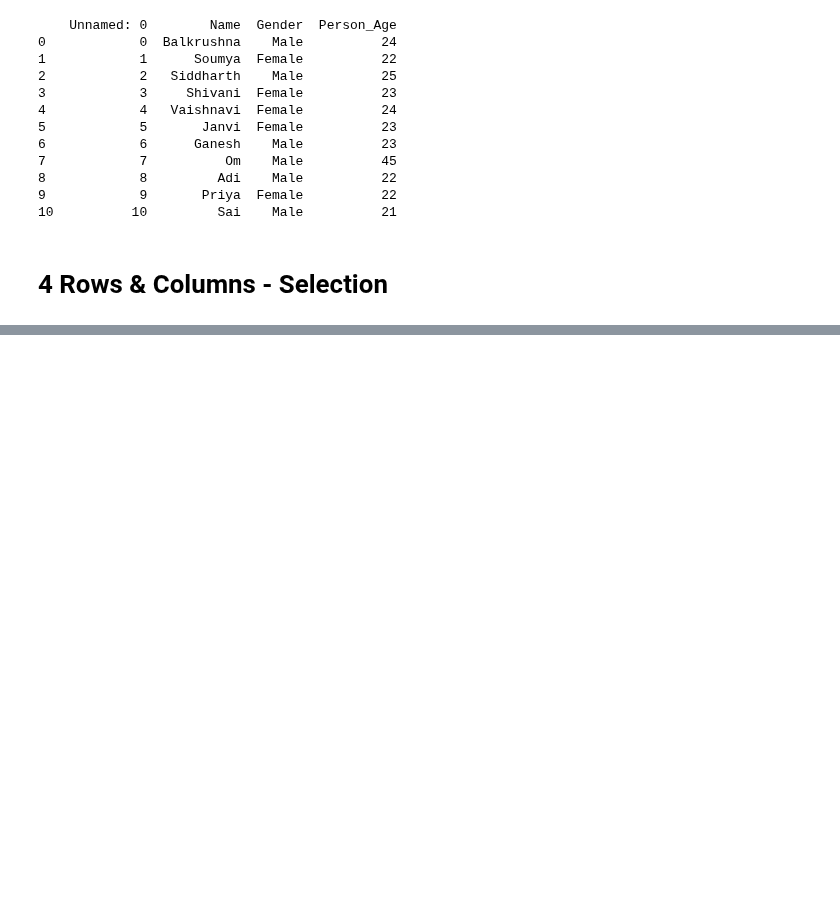
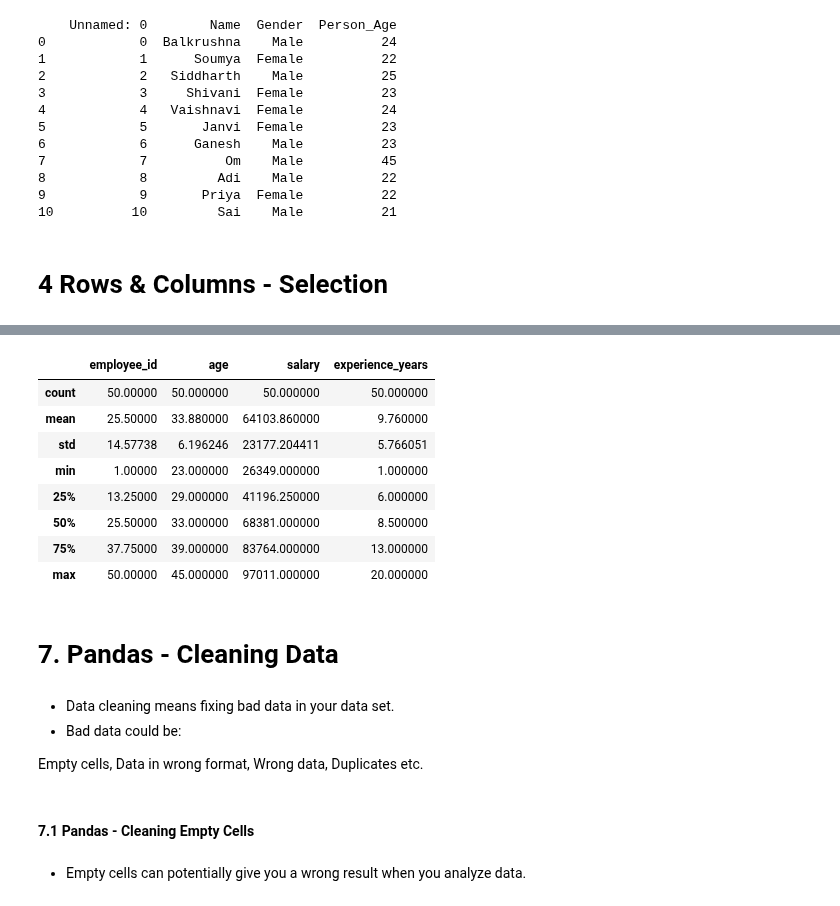
Before and after one commit to balkrushnanaik/Python-Libraries, a Jupyter notebook: Notebook/Learning_Pandas.ipynb, the cells around one changed output, grey strips where cells are left out. Saved outputs shown, nothing was run; the diff lists cells and outputs as text; code cells hidden in the pictures; blank space fills up the shorter version.

Commit message:
Learning pandas data cleaning on Jupyter Lab

```diff
--- a/Notebook/Learning_Pandas.ipynb
+++ b/Notebook/Learning_Pandas.ipynb
@@ -138,0 +233,3 @@ print(load_df)
+# %%
+df = pd.read_json('employees_dataset.json')
+print(df.to_string())
@@ -138,0 +271,26 @@ print(load_df)
+# %%
+df.describe()
+# %% [output]
+|  | employee_id | age | salary | experience_years |
+| count | 50.00000 | 50.000000 | 50.000000 | 50.000000 |
+| mean | 25.50000 | 33.880000 | 64103.860000 | 9.760000 |
+| std | 14.57738 | 6.196246 | 23177.204411 | 5.766051 |
+| min | 1.00000 | 23.000000 | 26349.000000 | 1.000000 |
+| 25% | 13.25000 | 29.000000 | 41196.250000 | 6.000000 |
+| 50% | 25.50000 | 33.000000 | 68381.000000 | 8.500000 |
+| 75% | 37.75000 | 39.000000 | 83764.000000 | 13.000000 |
+| max | 50.00000 | 45.000000 | 97011.000000 | 20.000000 |
+# %% [markdown]
+# 7. Pandas - Cleaning Data
+# %% [markdown]
+- Data cleaning means fixing bad data in your data set.
+- Bad data could be:
+
+Empty cells,
+Data in wrong format,
+Wrong data,
+Duplicates etc.
+# %% [markdown]
+#### 7.1 Pandas - Cleaning Empty Cells
+# %% [markdown]
+- Empty cells can potentially give you a wrong result when you analyze data.
```
Also changed, not shown: parts of 21 cells of this notebook, 3 other files.
